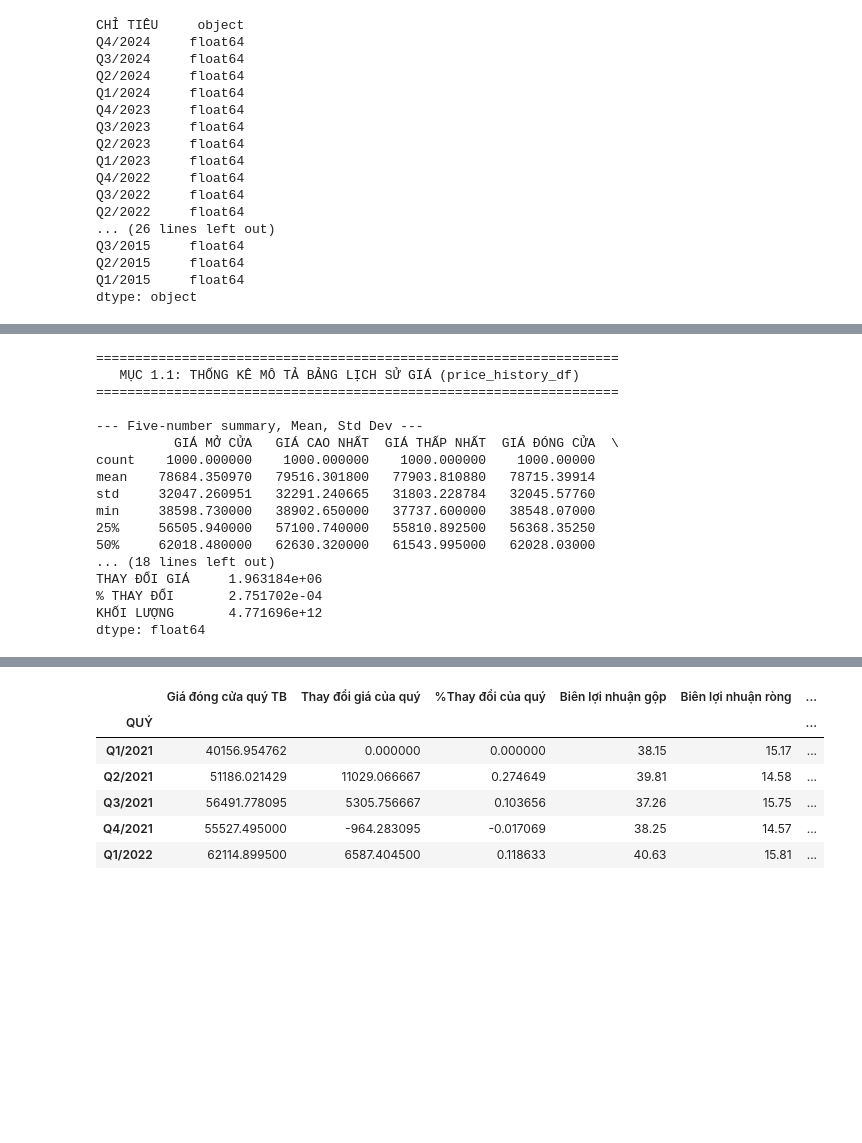
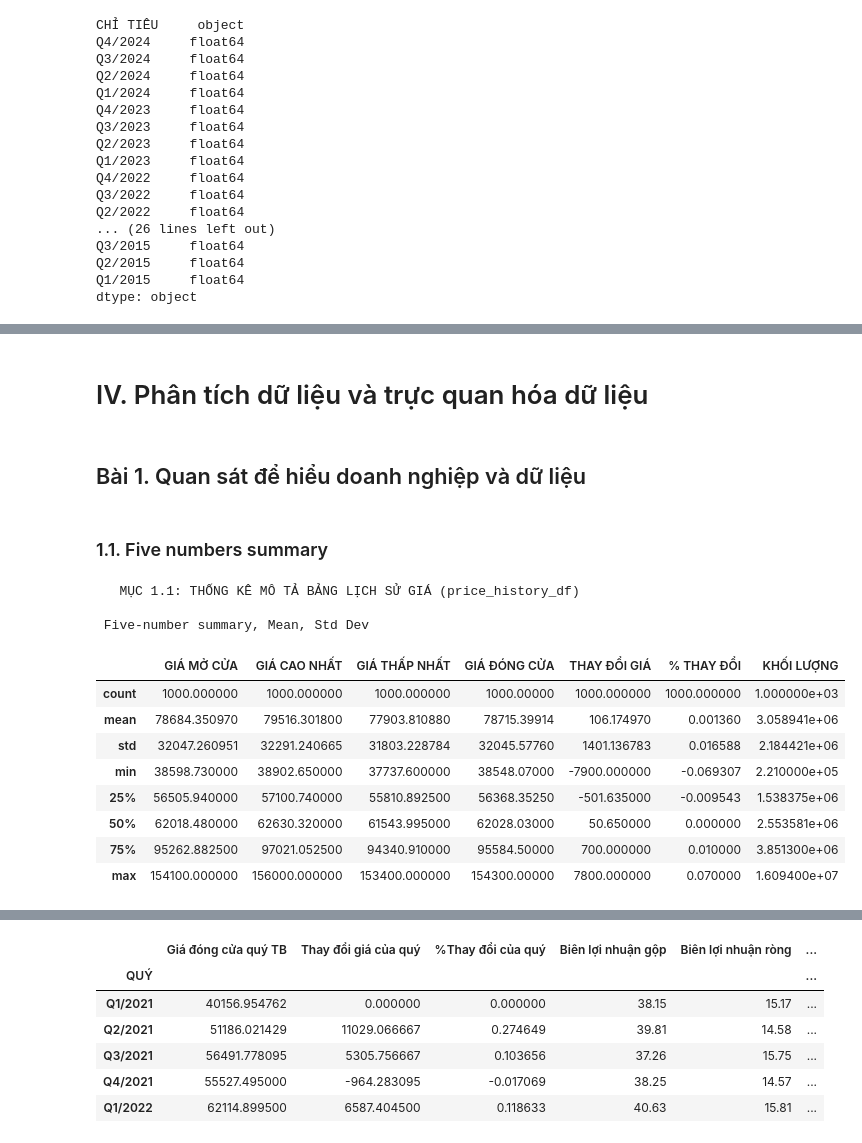
Before and after one commit to DangShark/Data_Mining, a Jupyter notebook: final_report.ipynb, the cells around one changed output, grey strips where cells are left out. Saved outputs shown, nothing was run; the diff lists cells and outputs as text; code cells hidden in the pictures; blank space fills up the shorter version.

```diff
--- a/final_report.ipynb
+++ b/final_report.ipynb
@@ -160,37 +151,31 @@ price_history_df.head()
+# %% [markdown]
+# IV. Phân tích dữ liệu và trực quan hóa dữ liệu
+# %% [markdown]
+## Bài 1. Quan sát để hiểu doanh nghiệp và dữ liệu
+# %% [markdown]
+### 1.1. Five numbers summary
 # %%
 # --- Thực hiện Thống kê mô tả cho price_history_df (Yêu cầu 1.1) ---
-print("===================================================================")
 print("   MỤC 1.1: THỐNG KÊ MÔ TẢ BẢNG LỊCH SỬ GIÁ (price_history_df)")
-print("===================================================================")
 
 # Lấy ra các cột dạng số để tính toán
 numeric_price_cols = price_history_df.select_dtypes(include=np.number).columns
 
 # 1. Tính Five-number summary, mean, std (dùng .describe())
-print("\n--- Five-number summary, Mean, Std Dev ---")
+print("\n Five-number summary, Mean, Std Dev")
 # Tinh chỉnh .describe() để bao gồm các phân vị Q1(25%), Q2(50%-median), Q3(75%)
 price_stats = price_history_df[numeric_price_cols].describe(percentiles=[.25, .5, .75])
-print(price_stats)
-
-# 2. Tính Phương sai (Variance)
-print("\n--- Phương sai (Variance) ---")
-price_variance = price_history_df[numeric_price_cols].var()
-print(price_variance)
+price_stats
 # %% [output]
-===================================================================
    MỤC 1.1: THỐNG KÊ MÔ TẢ BẢNG LỊCH SỬ GIÁ (price_history_df)
-===================================================================
 
---- Five-number summary, Mean, Std Dev ---
-          GIÁ MỞ CỬA   GIÁ CAO NHẤT  GIÁ THẤP NHẤT  GIÁ ĐÓNG CỬA  \
-count    1000.000000    1000.000000    1000.000000    1000.00000
-mean    78684.350970   79516.301800   77903.810880   78715.39914
-std     32047.260951   32291.240665   31803.228784   32045.57760
-min     38598.730000   38902.650000   37737.600000   38548.07000
-25%     56505.940000   57100.740000   55810.892500   56368.35250
-50%     62018.480000   62630.320000   61543.995000   62028.03000
-... (18 lines left out)
-THAY ĐỔI GIÁ     1.963184e+06
-% THAY ĐỔI       2.751702e-04
-KHỐI LƯỢNG       4.771696e+12
-dtype: float64
+ Five-number summary, Mean, Std Dev
+|  | GIÁ MỞ CỬA | GIÁ CAO NHẤT | GIÁ THẤP NHẤT | GIÁ ĐÓNG CỬA | THAY ĐỔI GIÁ | % THAY ĐỔI | KHỐI LƯỢNG |
+| count | 1000.000000 | 1000.000000 | 1000.000000 | 1000.00000 | 1000.000000 | 1000.000000 | 1.000000e+03 |
+| mean | 78684.350970 | 79516.301800 | 77903.810880 | 78715.39914 | 106.174970 | 0.001360 | 3.058941e+06 |
+| std | 32047.260951 | 32291.240665 | 31803.228784 | 32045.57760 | 1401.136783 | 0.016588 | 2.184421e+06 |
+| min | 38598.730000 | 38902.650000 | 37737.600000 | 38548.07000 | -7900.000000 | -0.069307 | 2.210000e+05 |
+| 25% | 56505.940000 | 57100.740000 | 55810.892500 | 56368.35250 | -501.635000 | -0.009543 | 1.538375e+06 |
+| 50% | 62018.480000 | 62630.320000 | 61543.995000 | 62028.03000 | 50.650000 | 0.000000 | 2.553581e+06 |
+| 75% | 95262.882500 | 97021.052500 | 94340.910000 | 95584.50000 | 700.000000 | 0.010000 | 3.851300e+06 |
+| max | 154100.000000 | 156000.000000 | 153400.000000 | 154300.00000 | 7800.000000 | 0.070000 | 1.609400e+07 |
```
Also changed, not shown: parts of 37 cells of this notebook, 1 other file.
